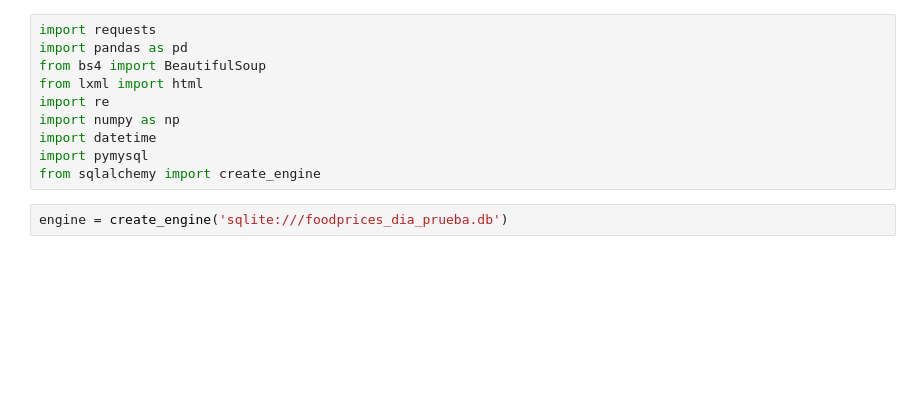
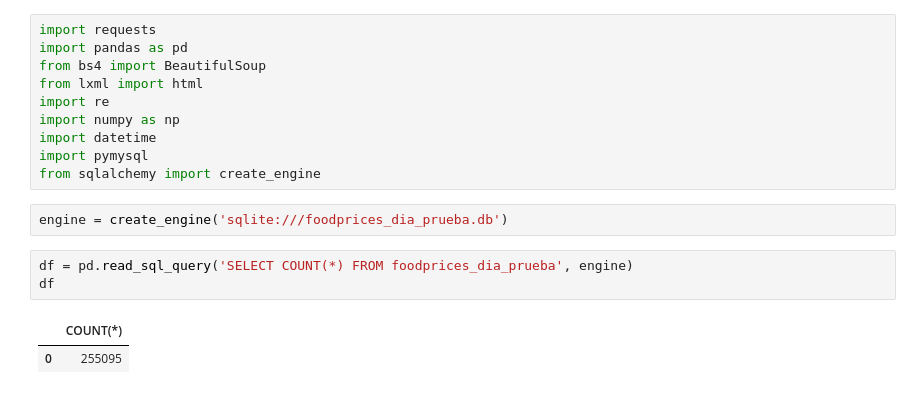
Before and after one commit to CibelesR/-Ironhack-La-Turra-Final, a Jupyter notebook: notebooks/COUNT Día.ipynb, the cells around one changed output. Drawn from its saved outputs; the diff is of its cells as text; blank space fills up the shorter version.

```diff
--- a/notebooks/COUNT Día.ipynb
+++ b/notebooks/COUNT Día.ipynb
@@ -10,4 +10,10 @@ import pymysql
 from sqlalchemy import create_engine
 # %%
 engine = create_engine('sqlite:///foodprices_dia_prueba.db')
+# %%
+df = pd.read_sql_query('SELECT COUNT(*) FROM foodprices_dia_prueba', engine)
+df
+# %% [output]
+|  | COUNT(*) |
+| 0 | 255095 |
 # %%
```
Also changed, not shown: parts of 1 cell of this notebook, 6 other files.
